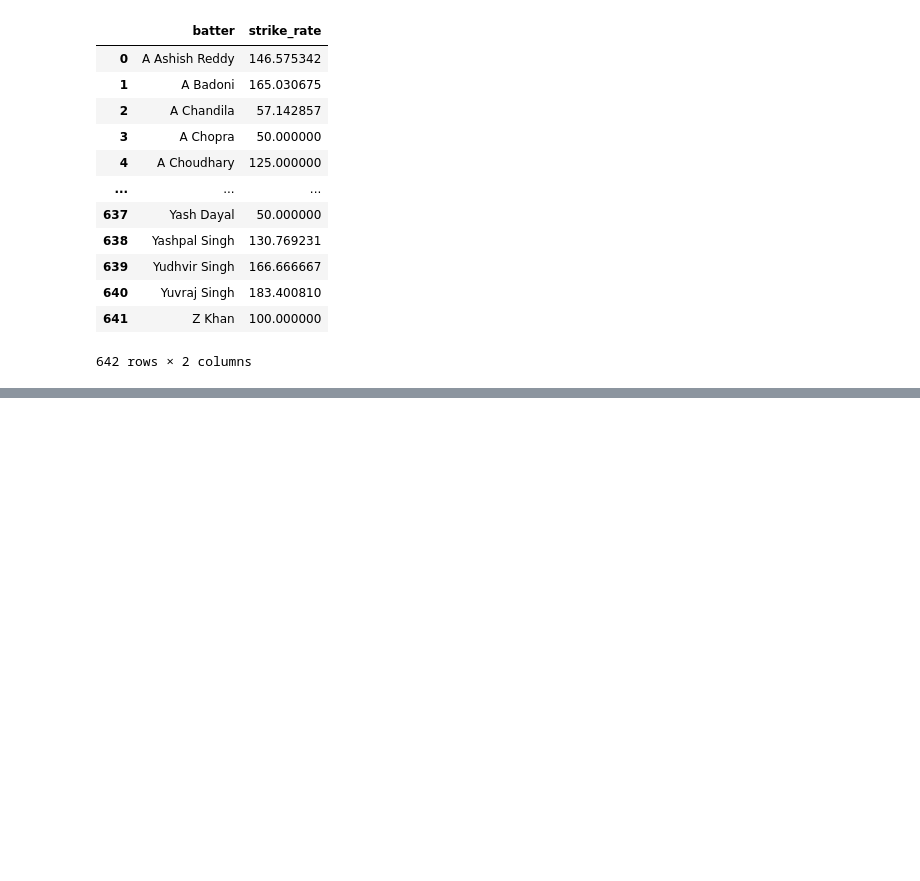
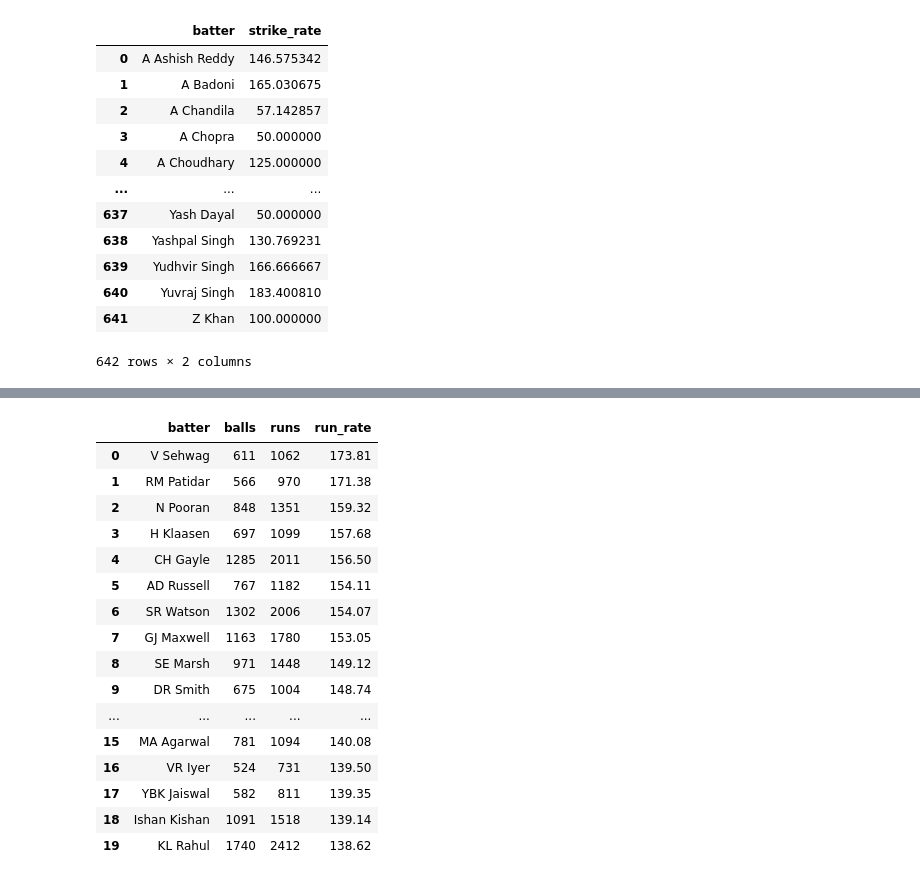
Before and after one commit to ubaiduog-dev/project-3.1, a Jupyter notebook: notebooks/data_analyst.ipynb, the cells around one changed output, grey strips where cells are left out. Saved outputs shown, nothing was run; the diff lists cells and outputs as text; code cells hidden in the pictures; blank space fills up the shorter version.

```diff
--- a/notebooks/data_analyst.ipynb
+++ b/notebooks/data_analyst.ipynb
@@ -55,0 +202,28 @@ DatabaseError: Execution failed on sql ' select * from v_match_totals;': no such
+# %%
+q("""select batter,sum(is_legal) as balls, sum(batter_runs) as runs,
+        round(100.0* sum(batter_runs)/sum(is_legal),2) as run_rate
+
+from v_ball
+where phase = 'Middle'
+group by batter
+having balls > 500
+order by run_rate desc
+limit 20;""")
+# %% [output]
+|  | batter | balls | runs | run_rate |
+| 0 | V Sehwag | 611 | 1062 | 173.81 |
+| 1 | RM Patidar | 566 | 970 | 171.38 |
+| 2 | N Pooran | 848 | 1351 | 159.32 |
+| 3 | H Klaasen | 697 | 1099 | 157.68 |
+| 4 | CH Gayle | 1285 | 2011 | 156.50 |
+| 5 | AD Russell | 767 | 1182 | 154.11 |
+| 6 | SR Watson | 1302 | 2006 | 154.07 |
+| 7 | GJ Maxwell | 1163 | 1780 | 153.05 |
+| 8 | SE Marsh | 971 | 1448 | 149.12 |
+| 9 | DR Smith | 675 | 1004 | 148.74 |
+| ... | ... | ... | ... | ... |
+| 15 | MA Agarwal | 781 | 1094 | 140.08 |
+| 16 | VR Iyer | 524 | 731 | 139.50 |
+| 17 | YBK Jaiswal | 582 | 811 | 139.35 |
+| 18 | Ishan Kishan | 1091 | 1518 | 139.14 |
+| 19 | KL Rahul | 1740 | 2412 | 138.62 |
```
Also changed, not shown: parts of 33 cells of this notebook, 6 other files.
